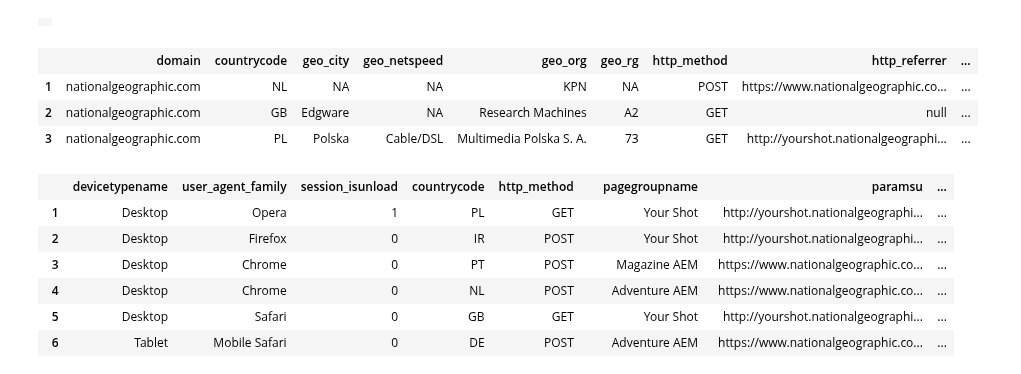
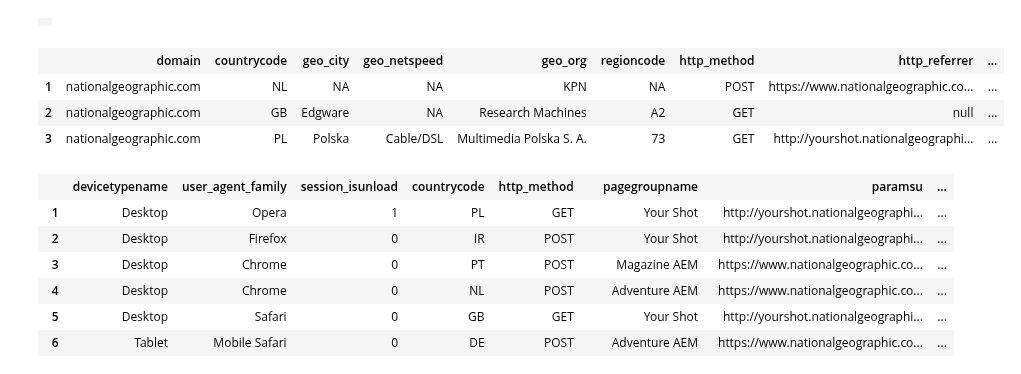
Before and after one commit to ChrisDavisNGP/NGP-DSWB, a Jupyter notebook: Work Area/Classify JS Errors/Classify_JS_Errors.ipynb, the cells around one changed output. Saved outputs shown, nothing was run; the diff lists cells and outputs as text; code cells hidden in the pictures.

Commit message:
geo_rg vs regioncode

```diff
--- a/Work Area/Classify JS Errors/Classify_JS_Errors.ipynb
+++ b/Work Area/Classify JS Errors/Classify_JS_Errors.ipynb
@@ -132,26 +132,26 @@ limit $(UP.limitQueryRows)
 # %%
 select("""\
     select
-        domain,countrycode,geo_city,geo_netspeed,geo_org,geo_rg,
+        domain,countrycode,geo_city,geo_netspeed,geo_org,regioncode,
 http_method,http_referrer,http_version,mobile_connection_type,
 pagegroupname,params_bat_lvl,params_cpu_cnc,
 params_dom_doms,params_dom_img,params_dom_ln,params_dom_res,params_dom_res_slowest,params_dom_script,params_dom_sz,
 params_errors,params_h_t,params_if,params_mem_total,params_mem_used,params_mob_bw,params_mob_mt,
 params_r,params_scr_bpp,params_scr_dpx,params_scr_mtp,params_scr_orn,params_scr_xy,
 paramsu,params_v,params_vis_lh,params_vis_lv,params_vis_st,proxy_address,remote_ip,
 sessionid,session_isunload,session_latest,session_obopages,session_pages,session_start,session_totalloadtime,
 url,user_agent_family,user_agent_major,user_agent_minor,user_agent_mobile,user_agent_model,operatingsystemname,user_agent_osversion,user_agent_raw,
 warnings,beacon_type,site_version,user_agent_manufacturer,devicetypename,user_agent_isp,geo_isp,bandwidth_kbps,bandwidth_error_pc,
 bandwidth_block,headers_cf_visitor,headers_cf_ray,headers_cf_connecting_ip,headers_x_forwarded_for,headers_x_forwarded_proto,headers_connection,headers_host,
 headers_accept_encoding,headers_accept_language,headers_accept,headers_content_length,headers_various,
 params_dom_img_ext,params_dom_script_ext,params_ua_plt,params_ua_vnd,http_errno,params_http_method,params_http_hdr,params_http_initiator,params_h_cr,params_xhr_sync,
 params_rt_subres,params_bw_time,params_lat,params_lat_err,params_mob_ct,cdim,params_nt_cinf,params_rt_ss,
 errors
     from $(UP.btView)
     limit $(UP.limitQueryRows)
 """)
 # %% [output]
-|  | domain | countrycode | geo_city | geo_netspeed | geo_org | geo_rg | http_method | http_referrer | ... |
+|  | domain | countrycode | geo_city | geo_netspeed | geo_org | regioncode | http_method | http_referrer | ... |
 | 1 | nationalgeographic.com | NL | NA | NA | KPN | NA | POST | https://www.nationalgeographic.co... | ... |
 | 2 | nationalgeographic.com | GB | Edgware | NA | Research Machines | A2 | GET | null | ... |
 | 3 | nationalgeographic.com | PL | Polska | Cable/DSL | Multimedia Polska S. A. | 73 | GET | http://yourshot.nationalgeographi... | ... |
```
Also changed, not shown: 9 other files.
